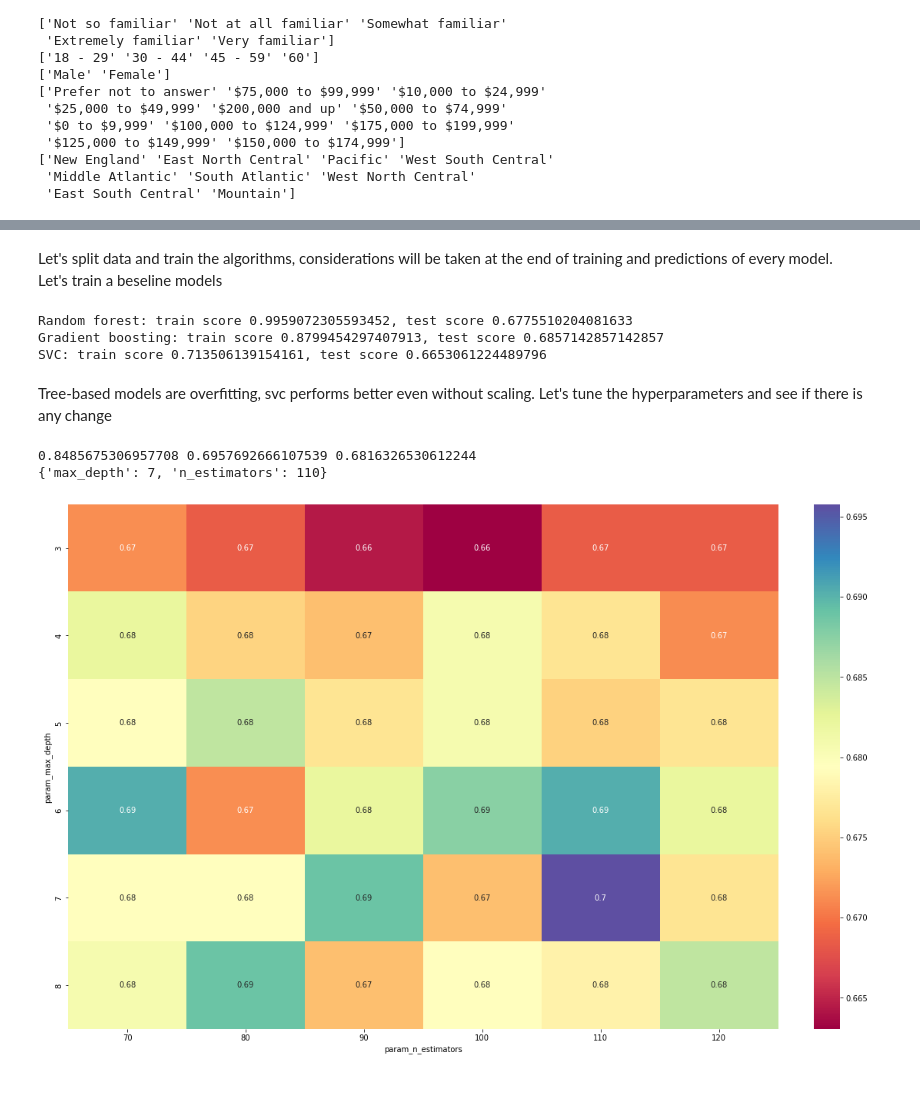
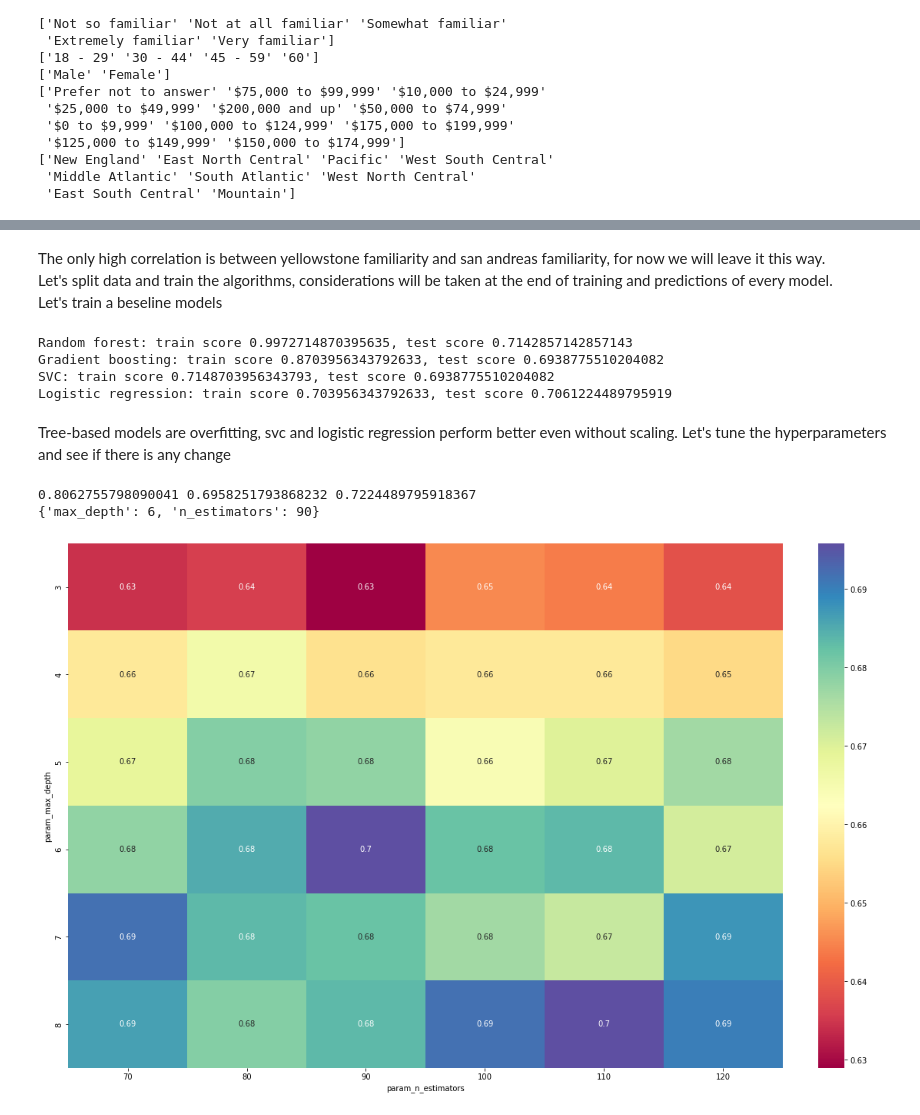
Before and after one commit to NicoGiamm/MachineLearning-DataScience_smallprojects, a Jupyter notebook: Earthquake.ipynb, the cells around one changed output, grey strips where cells are left out. Drawn from its saved outputs; the diff is of its cells as text; code cells hidden in the pictures; blank space fills up the shorter version.

```diff
--- a/Earthquake.ipynb
+++ b/Earthquake.ipynb
@@ -91,7 +93,8 @@ for col in data.columns:
  'Middle Atlantic' 'South Atlantic' 'West North Central'
  'East South Central' 'Mountain']
 # %%
-data_encoded = data
+data_encoded = pd.DataFrame(data.values)
+data_encoded.columns = ['big one', 'big one occurence','experienced hq', 'precautions', 'sa familiarity', 'ys familiarity', 'age', 'gender', 'income', 'region']
 data_encoder = OrdinalEncoder()
 data_encoded.iloc[:,[1,2,3,6,7,8,9]] = data_encoder.fit_transform(data.iloc[:,[1,2,3,6,7,8,9]])
 
@@ -99,12 +102,13 @@ data_encoded.iloc[:,[1,2,3,6,7,8,9]] = data_encoder.fit_transform(data.iloc[:,[1
 map1 = {'Not at all worried':0., 'Not so worried':1., 'Somewhat worried':2., 'Very worried':3., 'Extremely worried':4.}
 map2 = {'Not at all familiar':0., 'Not so familiar':1., 'Somewhat familiar':2., 'Very familiar':3., 'Extremely familiar':4.}
 
-data_encoded.iloc[:,0] = data.iloc[:,0].map(map1)
-data_encoded.iloc[:,4] = data.iloc[:,4].map(map2)
-data_encoded.iloc[:,5] = data.iloc[:,5].map(map2)
+data_encoded.iloc[:,0] = np.array(data.iloc[:,0].map(map1))
+data_encoded.iloc[:,4] = np.array(data.iloc[:,4].map(map2))
+data_encoded.iloc[:,5] = np.array(data.iloc[:,5].map(map2))
 
-data_encoded.index = data_encoded.index.map(map1)
-data_encoded.columns = ['big one', 'big one occurence','experienced hq', 'precautions', 'sa familiarity', 'ys familiarity', 'age', 'gender', 'income', 'region']
-dRegularizedDenseencoded.index.name = 'worry scale'
+data_encoded['worry scale'] = data.index.map(map1)
+
+data_encoded = data_encoded.astype(float)
+data_encoded.info()
 data_encoded
 # %% [output]
@@ -131,48 +152,56 @@ sns.heatmap(corr, annot = True)
 # %% [markdown]
+The only high correlation is between yellowstone familiarity and san andreas familiarity, for now we will leave it this way.
+<br>
 Let's split data and train the algorithms, considerations will be taken at the end of training and predictions of every model.
 <br>
 Let's train a beseline models
 # %%
-xtrain, xtest, ytrain, ytest = train_test_split(data_encoded.values, data_encoded.index)
+xtrain, xtest, ytrain, ytest = train_test_split(data_encoded.iloc[:,:-1], data_encoded.iloc[:,-1])
 scaler = StandardScaler()
+xtrain_scaled = scaler.fit_transform(xtrain)
+xtest_scaled = scaler.transform(xtest)
 
 rf = RandomForestClassifier()
 gb = GradientBoostingClassifier()
 svc = SVC()
+lr = LogisticRegression(max_iter=1000000)
 
 rf.fit(xtrain, ytrain)
 gb.fit(xtrain, ytrain)
 svc.fit(xtrain, ytrain)
+lr.fit(xtrain, ytrain)
 
 print(f'Random forest: train score {rf.score(xtrain,ytrain)}, test score {rf.score(xtest, ytest)}')
 print(f'Gradient boosting: train score {gb.score(xtrain,ytrain)}, test score {gb.score(xtest, ytest)}')
 print(f'SVC: train score {svc.score(xtrain,ytrain)}, test score {svc.score(xtest, ytest)}')
+print(f'Logistic regression: train score {lr.score(xtrain,ytrain)}, test score {lr.score(xtest, ytest)}')
 # %% [output]
-Random forest: train score 0.9959072305593452, test score 0.6775510204081633
-Gradient boosting: train score 0.8799454297407913, test score 0.6857142857142857
-SVC: train score 0.713506139154161, test score 0.6653061224489796
+Random forest: train score 0.9972714870395635, test score 0.7142857142857143
+Gradient boosting: train score 0.8703956343792633, test score 0.6938775510204082
+SVC: train score 0.7148703956343793, test score 0.6938775510204082
+Logistic regression: train score 0.703956343792633, test score 0.7061224489795919
 # %% [markdown]
-Tree-based models are overfitting, svc performs better even without scaling.
+Tree-based models are overfitting, svc and logistic regression perform better even without scaling.
 Let's tune the hyperparameters and see if there is any change
 # %%
 #Random forest Classifier
 parameters = {'max_depth':[d for d in range(3,9)], 'n_estimators':[i*10 for i in range(7,13)]}
 
 rf = RandomForestClassifier()
-grid = GridSearchCV(rf, parameters)
-grid.fit(xtrain, ytrain)
-bestforest = grid.best_estimator_
+rf_grid = GridSearchCV(rf, parameters)
+rf_grid.fit(xtrain, ytrain)
 
-hmRF = pd.pivot_table(pd.DataFrame(grid.cv_results_),
+#Plot grid
+hmRF = pd.pivot_table(pd.DataFrame(rf_grid.cv_results_),
 									values='mean_test_score',
 									index='param_max_depth',
 									columns='param_n_estimators')
 
 sns.heatmap(hmRF, cmap = 'Spectral', annot = True)
-print(bestforest.score(xtrain, ytrain), grid.best_score_, bestforest.score(xtest, ytest))
-print(grid.best_params_)
+print(rf_grid.score(xtrain, ytrain), rf_grid.best_score_, rf_grid.score(xtest, ytest))
+print(rf_grid.best_params_)
 # %% [output]
-0.8485675306957708 0.6957692666107539 0.6816326530612244
-{'max_depth': 7, 'n_estimators': 110}
+0.8062755798090041 0.6958251793868232 0.7224489795918367
+{'max_depth': 6, 'n_estimators': 90}
-[figure, old version]
+[figure, new version]
 # %%
```
Also changed, not shown: parts of 21 cells of this notebook.
